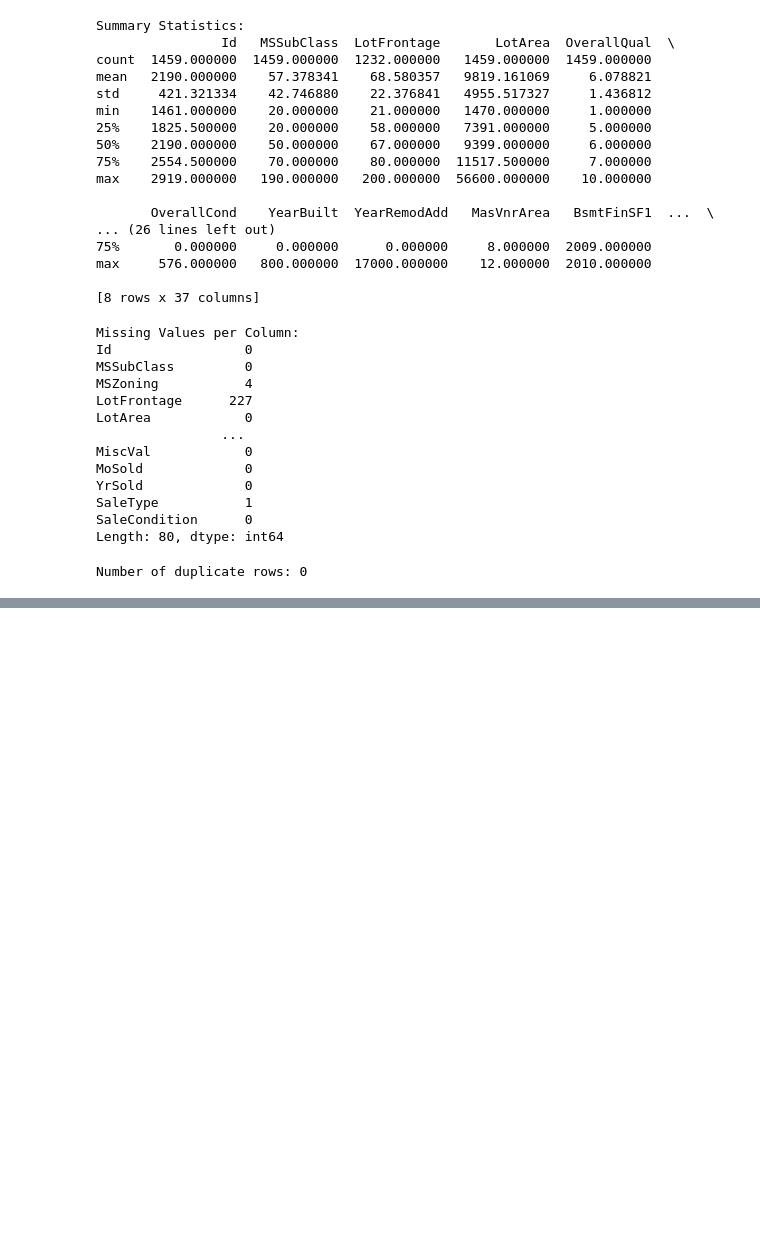
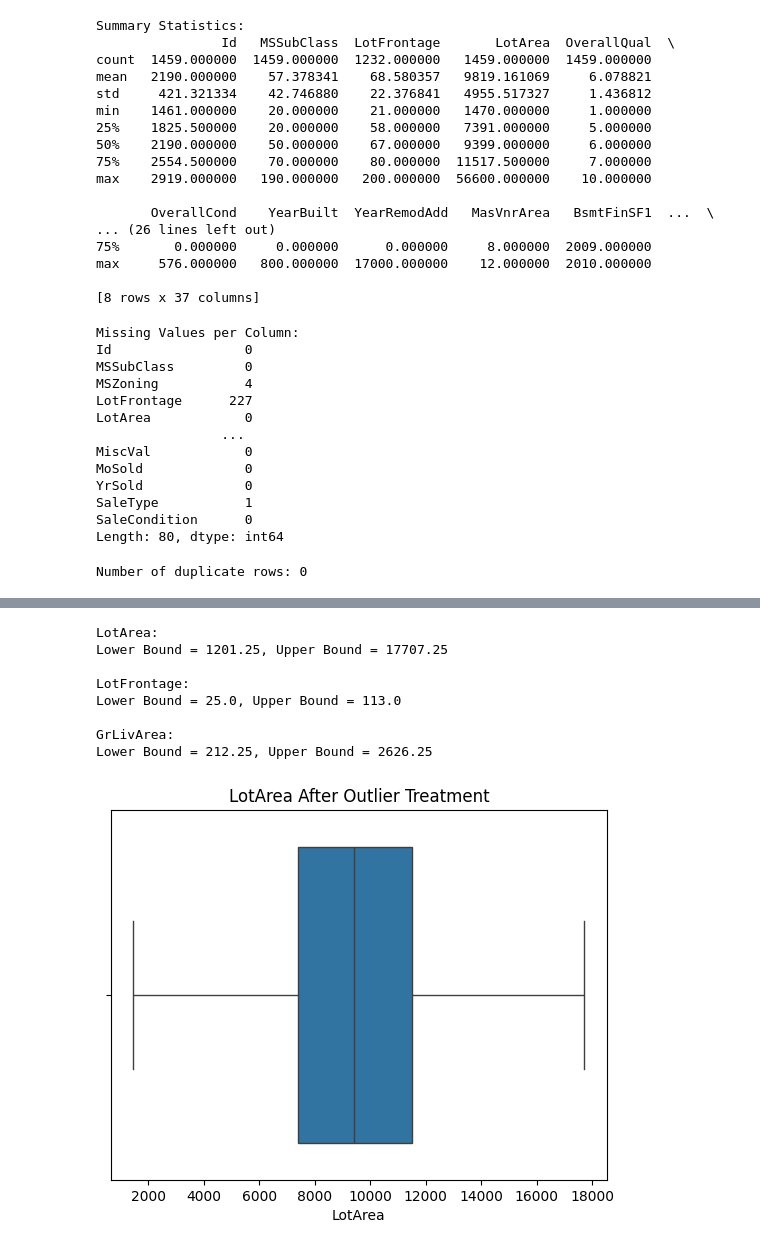
Before and after one commit to kay-16/csc172-data-cleaning-reambonanza, a Jupyter notebook: notebooks/data_cleaning.ipynb, the cells around one changed output, grey strips where cells are left out. Saved outputs shown, nothing was run; the diff lists cells and outputs as text; code cells hidden in the pictures; blank space fills up the shorter version.

Commit message:
Added data cleaning steps

```diff
--- a/notebooks/data_cleaning.ipynb
+++ b/notebooks/data_cleaning.ipynb
@@ -98,0 +169,12 @@ Number of duplicate rows: 0
+# %%
+# ---- Standardize Formats ----
+
+# - Convert certain columns to categorical
+categorical_candidates = ['MSSubClass', 'MSZoning', 'Street', 'SaleCondition']
+for col in categorical_candidates:
+    if col in df.columns:
+        df[col] = df[col].astype('category')
+
+# - Confirm conversion
+print("\nData Types After Conversion:")
+print(df.dtypes.head(10))
@@ -98,0 +194,39 @@ Number of duplicate rows: 0
+# %%
+# ---- Detect & Treat Outliers ----
+
+# - Method: IQR (Interquartile Range)
+def treat_outliers_iqr(dataframe, column):
+    Q1 = dataframe[column].quantile(0.25)
+    Q3 = dataframe[column].quantile(0.75)
+    IQR = Q3 - Q1
+    lower_bound = Q1 - 1.5 * IQR
+    upper_bound = Q3 + 1.5 * IQR
+
+    # - Print info
+    print(f"\n{column}:")
+    print(f"Lower Bound = {lower_bound}, Upper Bound = {upper_bound}")
+
+    # - Cap extreme outliers
+    dataframe[column] = np.where(dataframe[column] > upper_bound, upper_bound,
+                        np.where(dataframe[column] < lower_bound, lower_bound, dataframe[column]))
+
+# - Apply to key numerical columns
+important_numerical = ['LotArea', 'LotFrontage', 'GrLivArea', 'SalePrice']
+for col in important_numerical:
+    if col in df.columns:
+        treat_outliers_iqr(df, col)
+
+# Visualise after treating outliers
+sns.boxplot(x=df['LotArea'])
+plt.title("LotArea After Outlier Treatment")
+plt.show()
+# %% [output]
+LotArea:
+Lower Bound = 1201.25, Upper Bound = 17707.25
+
+LotFrontage:
+Lower Bound = 25.0, Upper Bound = 113.0
+
+GrLivArea:
+Lower Bound = 212.25, Upper Bound = 2626.25
+[figure, added]
```
Also changed, not shown: parts of 11 cells of this notebook.
